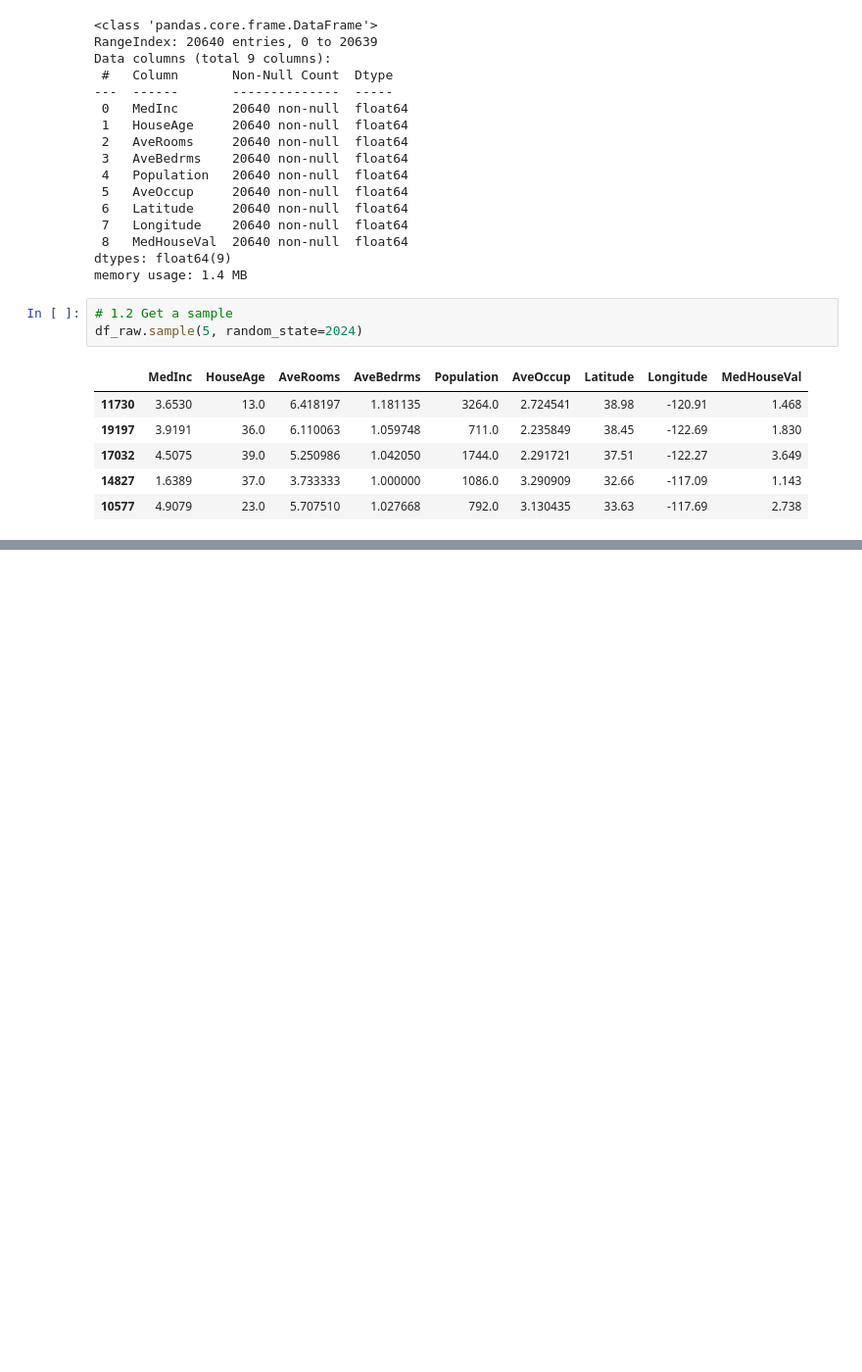
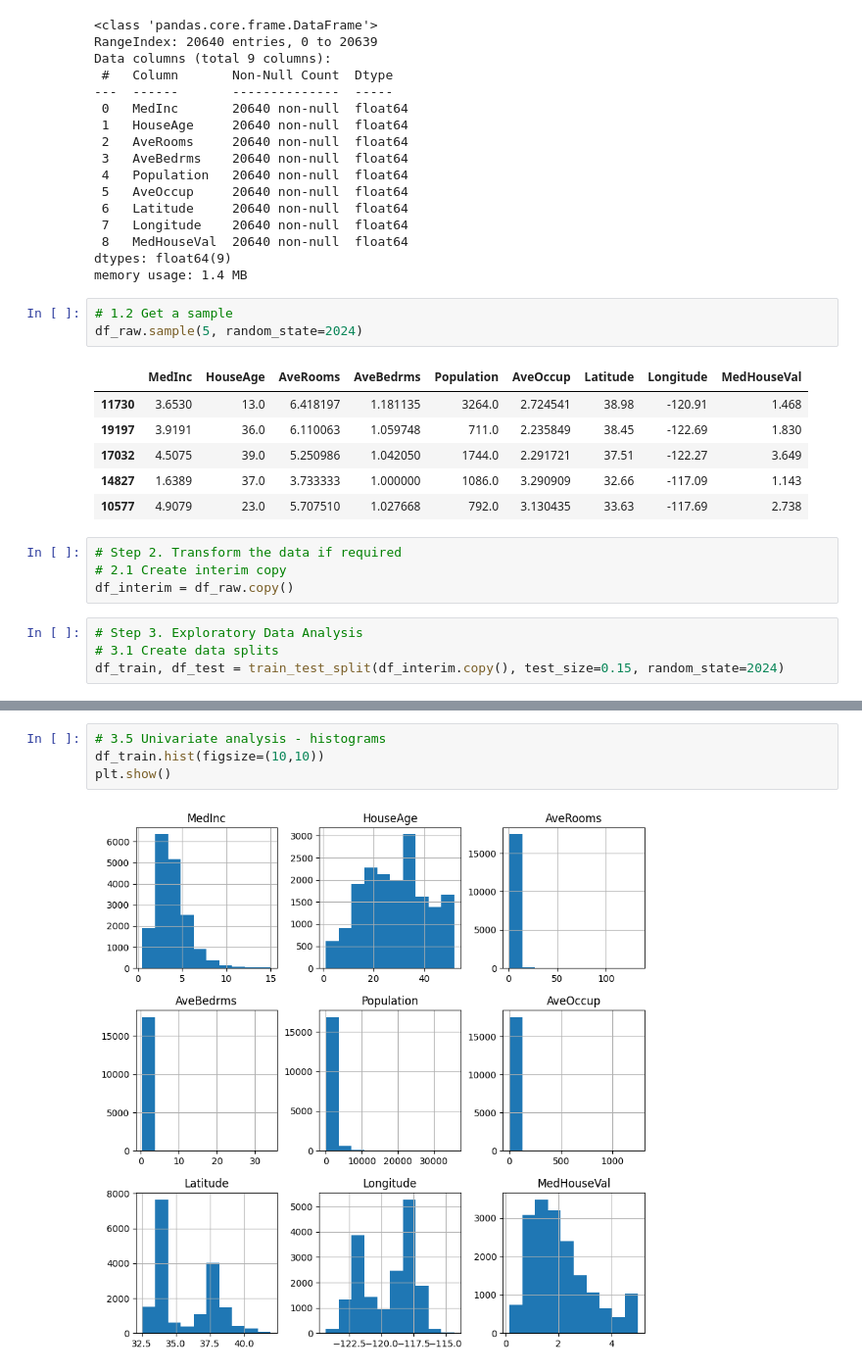
Before and after one commit to alexismenanieves/Model_Catalog, a Jupyter notebook: notebooks/DS04_Regr_California_Housing.ipynb, the cells around one changed output, grey strips where cells are left out. Shown at 98% size. Saved outputs shown, nothing was run; the diff lists cells and outputs as text; blank space fills up the shorter version.

```diff
--- a/notebooks/DS04_Regr_California_Housing.ipynb
+++ b/notebooks/DS04_Regr_California_Housing.ipynb
@@ -46,3 +58,11 @@ df_raw.sample(5, random_state=2024)
 | 17032 | 4.5075 | 39.0 | 5.250986 | 1.042050 | 1744.0 | 2.291721 | 37.51 | -122.27 | 3.649 |
 | 14827 | 1.6389 | 37.0 | 3.733333 | 1.000000 | 1086.0 | 3.290909 | 32.66 | -117.09 | 1.143 |
 | 10577 | 4.9079 | 23.0 | 5.707510 | 1.027668 | 792.0 | 3.130435 | 33.63 | -117.69 | 2.738 |
+# %%
+# Step 2. Transform the data if required
+# 2.1 Create interim copy
+df_interim = df_raw.copy()
+# %%
+# Step 3. Exploratory Data Analysis
+# 3.1 Create data splits
+df_train, df_test = train_test_split(df_interim.copy(), test_size=0.15, random_state=2024)
@@ -48,0 +120,6 @@ df_raw.sample(5, random_state=2024)
+# %%
+# 3.5 Univariate analysis - histograms
+df_train.hist(figsize=(10,10))
+plt.show()
+# %% [output]
+[figure, added]
```
Also changed, not shown: parts of 18 cells of this notebook.
